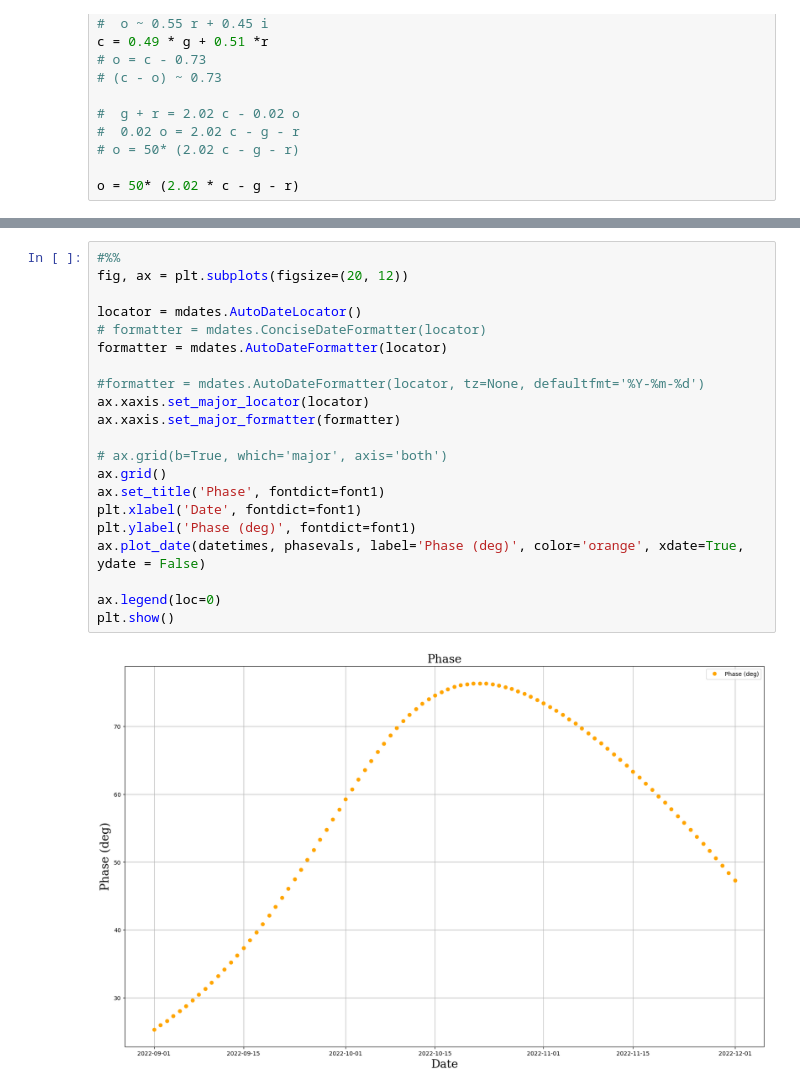
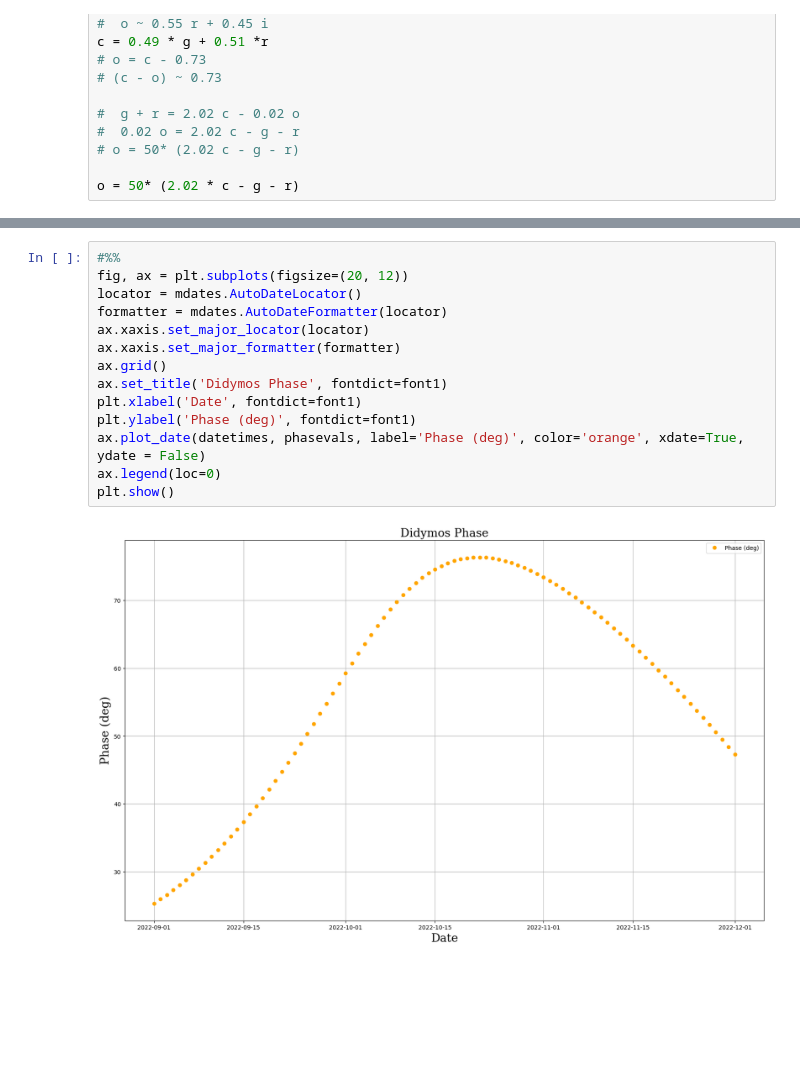
Before and after one commit to CharlesBell/Asteroid-Science-with-Python, a Jupyter notebook: Didymos brightness before and after Dart Impact on Dimorphos.ipynb, the cells around one changed output, grey strips where cells are left out. Saved outputs shown, nothing was run; the diff lists cells and outputs as text; blank space fills up the shorter version.

```diff
--- a/Didymos brightness before and after Dart Impact on Dimorphos.ipynb
+++ b/Didymos brightness before and after Dart Impact on Dimorphos.ipynb
@@ -470,23 +445,16 @@ plt.show()
 # %%
 #%%
 fig, ax = plt.subplots(figsize=(20, 12))
-
 locator = mdates.AutoDateLocator()
-# formatter = mdates.ConciseDateFormatter(locator)
 formatter = mdates.AutoDateFormatter(locator)
-
-#formatter = mdates.AutoDateFormatter(locator, tz=None, defaultfmt='%Y-%m-%d')
 ax.xaxis.set_major_locator(locator)
 ax.xaxis.set_major_formatter(formatter)
-
-# ax.grid(b=True, which='major', axis='both')
 ax.grid()
-ax.set_title('Phase', fontdict=font1)
+ax.set_title('Didymos Phase', fontdict=font1)
 plt.xlabel('Date', fontdict=font1)
 plt.ylabel('Phase (deg)', fontdict=font1)
 ax.plot_date(datetimes, phasevals, label='Phase (deg)', color='orange', xdate=True, ydate = False)
-
 ax.legend(loc=0)
 plt.show()
 # %% [output]
-[figure, old version]
+[figure, new version]
```
Also changed, not shown: parts of 8 cells of this notebook, 1 other file.
